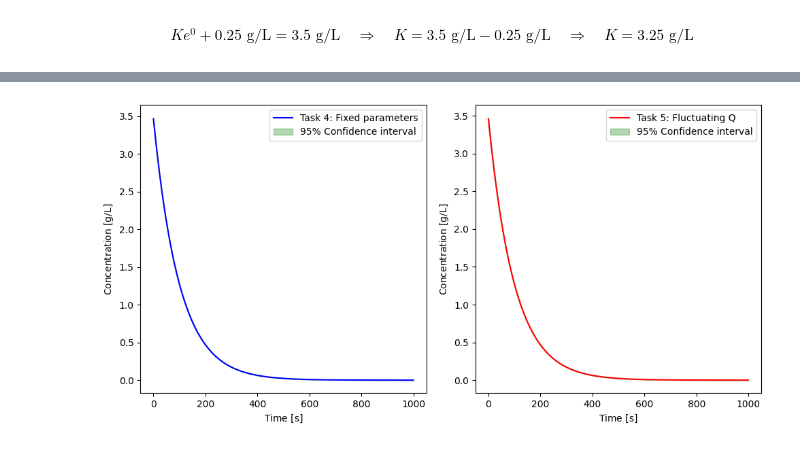
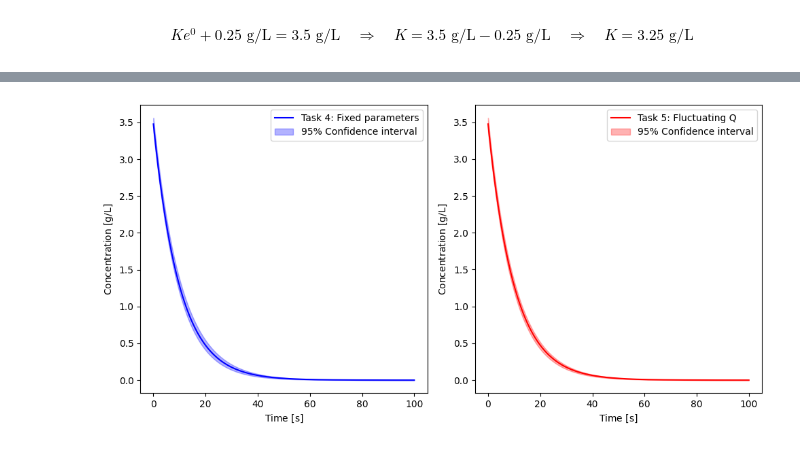
Before and after one commit to simengaasland/MOD510-Projects, a Jupyter notebook: Project 4/Project4_Report.ipynb, the cells around one changed output, grey strips where cells are left out. Saved outputs shown, nothing was run; the diff lists cells and outputs as text; code cells hidden in the pictures.

```diff
--- a/Project 4/Project4_Report.ipynb
+++ b/Project 4/Project4_Report.ipynb
@@ -103,22 +260,10 @@ ci_upper_op1 = c_mean_op1 + 1.96 * (c_std_op1 / np.sqrt(n_runs))
 # %%
-r_seed = 18
-n_runs = 100
-n_steps = 1000
-dt = 0.1
-concentration_history = np.zeros((n_runs, n_steps))
+#For task 5: Parameters vary at each time step
+fixed_parameters = False
 
-for run in range(n_runs):
-    v = rnd.uniform(950, 1050)
-    c = rnd.uniform(3.4, 3.6)
-
-    for t in range(n_steps):
-        q_out = q_in = rnd.uniform(95, 105)
-        c_in = 0.0
-        p = 1 - np.exp((-q_out / v) * dt)
-        c = c * (1 - p) + c_in * p
-        concentration_history[run, t] = c
-
-c_mean_op2 = np.mean(concentration_history, axis = 0)
-c_std_op2 = np.std(concentration_history, axis = 0)
-ci_lower_op2 = c_mean_op2 - 1.96 * (c_std_op2 / np.sqrt(n_runs))
-ci_upper_op2 = c_mean_op2 + 1.96 * (c_std_op2 / np.sqrt(n_runs))
+#Perform Monte Carlo simulation with same settings as Task 4
+(c_mean_op2,
+ c_std_op2,
+ ci_lower_op2,
+ ci_upper_op2
+) = monte_carlo_simulation(t_start, t_final, n_runs, n_steps, fixed_parameters)
@@ -125,27 +281,27 @@ ci_upper_op2 = c_mean_op2 + 1.96 * (c_std_op2 / np.sqrt(n_runs))
 # %%
 import matplotlib.pyplot as plt
-time = np.arange(n_steps)
+time = np.linspace(t_start, t_final, n_steps)
 
 plt.figure(figsize=(10, 5))
 
 plt.subplot(1, 2, 1)
 plt.plot(time, c_mean_op1, color = 'blue',label = 'Task 4: Fixed parameters')
-plt.fill_between(time, ci_lower_op1, ci_upper_op1, alpha=0.3, color = 'green', label = "95% Confidence interval")
+plt.fill_between(time, ci_lower_op1, ci_upper_op1, alpha=0.3, color = 'blue', label = "95% Confidence interval")
 plt.legend()
 plt.ylabel(r'Concentration $[\text{g/L}]$')
 plt.xlabel(r'Time $[\text{s}]$')
 
 
 plt.subplot(1, 2, 2)
 plt.plot(time, c_mean_op2, color = 'red', label = 'Task 5: Fluctuating Q')
-plt.fill_between(time, ci_lower_op2, ci_upper_op2, alpha=0.3, color = 'green', label = "95% Confidence interval")
+plt.fill_between(time, ci_lower_op2, ci_upper_op2, alpha=0.3, color = 'red', label = "95% Confidence interval")
 plt.legend()
 plt.ylabel(r'Concentration $[\text{g/L}]$')
 plt.xlabel(r'Time $[\text{s}]$')
 plt.tight_layout()
 plt.show()
 # %% [output]
-[figure, old version]
+[figure, new version]
 # %%
 width_op1 = ci_upper_op1 - ci_lower_op1
 width_op2 = ci_upper_op2 - ci_lower_op2
```
Also changed, not shown: parts of 74 cells of this notebook.
